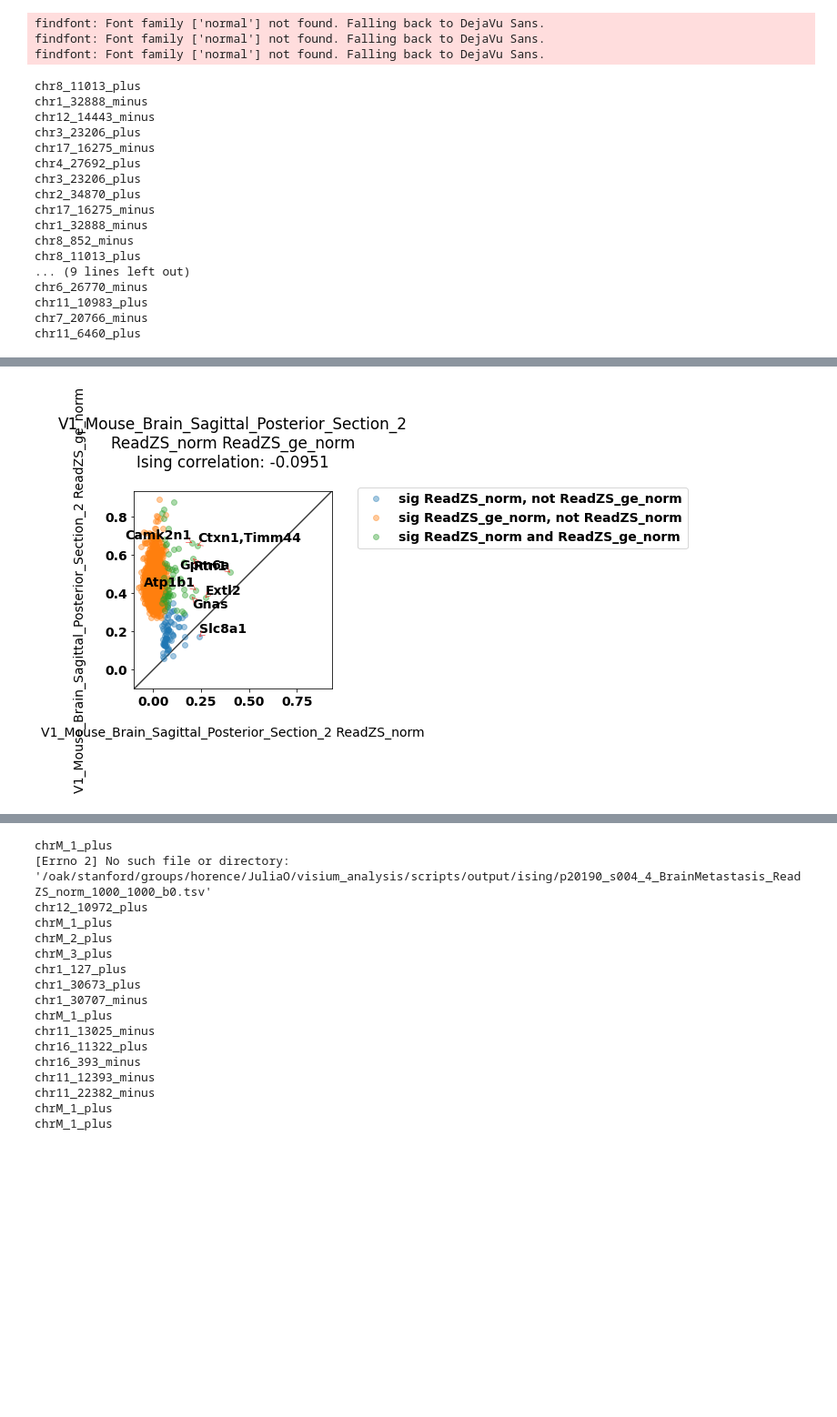
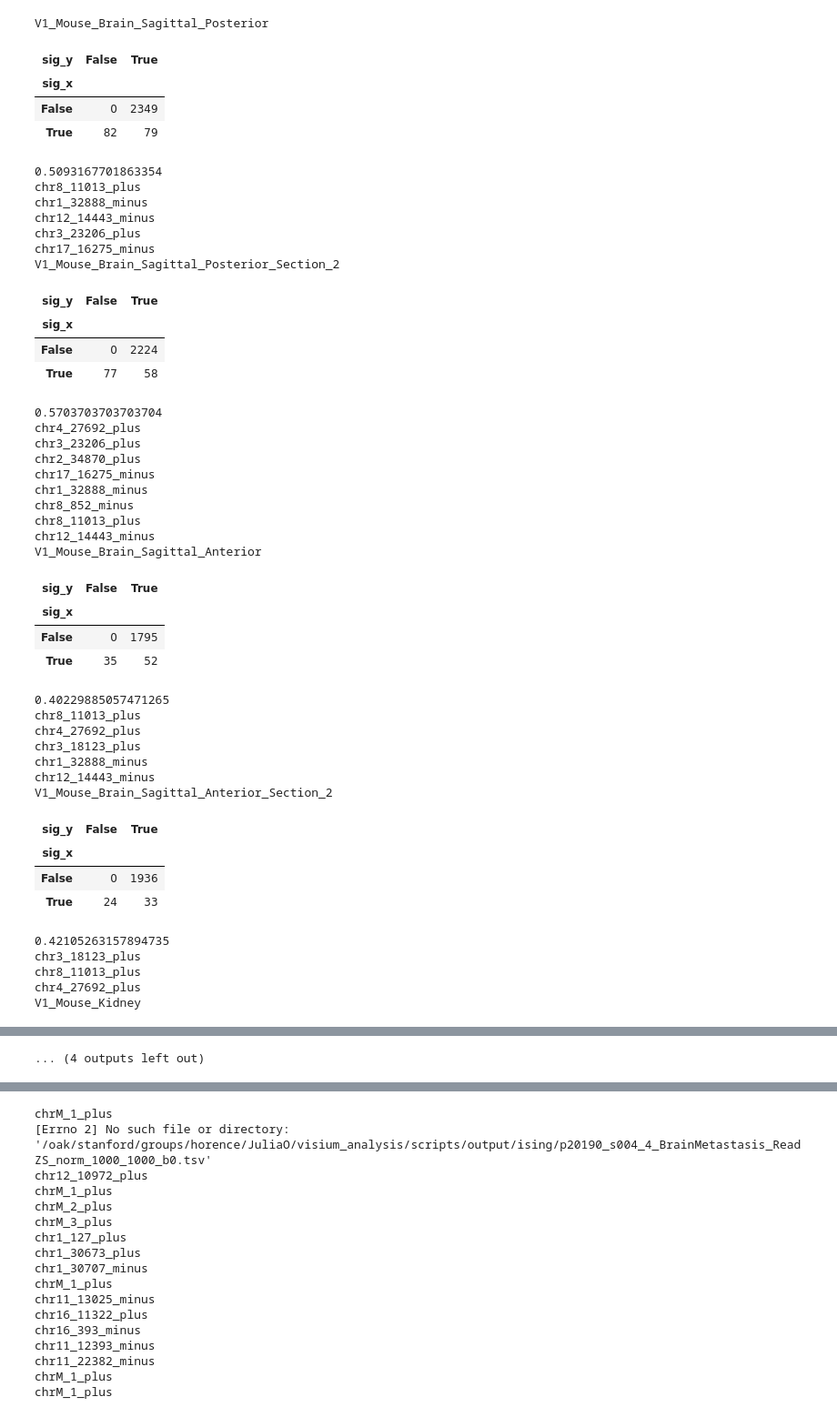
Before and after one commit to juliaolivieri/visium_analysis, a Jupyter notebook: notebooks/analyze_ising.ipynb, the cells around one changed output, grey strips where cells are left out. Shown at 91% size. Saved outputs shown, nothing was run; the diff lists cells and outputs as text; code cells hidden in the pictures; blank space fills up the shorter version.

```diff
--- a/notebooks/analyze_ising.ipynb
+++ b/notebooks/analyze_ising.ipynb
@@ -193,8 +194,10 @@ for dataname in datanames:
     ax.plot(merged[merged["sig_x"] & ~(merged["sig_y"])]["{}_x".format(plot_col)],merged[merged["sig_x"] & ~(merged["sig_y"])]["{}_y".format(plot_col)],marker="o",linestyle="",alpha = 0.4, label="sig {}, not {}".format(score1,score2))
     ax.plot(merged[~(merged["sig_x"]) & (merged["sig_y"])]["{}_x".format(plot_col)],merged[~(merged["sig_x"]) & merged["sig_y"]]["{}_y".format(plot_col)],marker="o",linestyle="",alpha = 0.4, label="sig {}, not {}".format(score2,score1))
     ax.plot(merged[merged["sig_x"] & merged["sig_y"]]["{}_x".format(plot_col)],merged[merged["sig_x"] & merged["sig_y"]]["{}_y".format(plot_col)],marker="o",linestyle="",alpha = 0.4, label="sig {} and {}".format(score1,score2))
-
-
+    print(dataname1)
+    cross = pd.crosstab(index=merged["sig_x"], columns=merged["sig_y"])
+    display(cross)
+    print(float(cross[cross.index == True][False]/cross[cross.index == True].sum().sum()))
     ax.set_xlabel("\n{} {}".format(dataname1,score1))
     ax.set_ylabel("{} {}\n".format(dataname2,score2))
 
@@ -205,50 +208,76 @@ for dataname in datanames:
 
     sig = []
     texts = []
     ax.set_title("{}\n{} {}\nIsing correlation: {:.3}\n".format(dataname1,score1,score2,spearmanr(merged["score_cont_x"],merged["score_cont_y"]).correlation))
     for index, row in merged.iterrows():
 #       if (row["score_cont_x"] > row["score_cont_y"]) & (abs(row["score_cont_x"] > text_thresh1)):
       if (row["score_cont_x"] > text_thresh2):
 #       if (abs(row["score_cont_x"]) > text_thresh1) | (abs(row["score_cont_y"]) > text_thresh2) :
         print(row[srow["genecol"]])
         interesting_wind.add(row[srow["genecol"]])
         texts.append(ax.text(row["score_cont_x"],row["score_cont_y"],name_dict[row[srow["genecol"]]],fontsize=14))
   #       print(row[srow["genecol"]])
         sig.append(row[srow["genecol"]])
 #     adjust_text(texts, only_move={'points':'y', 'texts':'y'}, arrowprops=dict(arrowstyle="->", color='r', lw=0.5))
     adjust_text(texts,arrowprops=dict(arrowstyle="->", color='r', lw=0.5))
     lims = [
         np.min([ax.get_xlim(), ax.get_ylim()]),  # min of both axes
         np.max([ax.get_xlim(), ax.get_ylim()]),  # max of both axes
     ]
     # now plot both limits against eachother
     ax.plot(lims, lims, 'k-', alpha=0.75, zorder=0)
     ax.set_aspect('equal')
     ax.set_xlim(lims)
     ax.set_ylim(lims)
     plt.legend(bbox_to_anchor=(1.1, 1.05))
     fig.savefig("{}{}_{}_{}_{}.png".format(outpath,dataname1,dataname2,score1,score2),bbox_inches="tight", dpi=300)
     fig.show()
   except Exception as e:
     print(e)
 # %% [output]
-findfont: Font family ['normal'] not found. Falling back to DejaVu Sans.
-findfont: Font family ['normal'] not found. Falling back to DejaVu Sans.
-findfont: Font family ['normal'] not found. Falling back to DejaVu Sans.
+V1_Mouse_Brain_Sagittal_Posterior
+| sig_y | False | True |
+| sig_x |  |  |
+| False | 0 | 2349 |
+| True | 82 | 79 |
+0.5093167701863354
 chr8_11013_plus
 chr1_32888_minus
 chr12_14443_minus
 chr3_23206_plus
 chr17_16275_minus
-chr4_27692_plus
-chr3_23206_plus
-chr2_34870_plus
-chr17_16275_minus
-chr1_32888_minus
-chr8_852_minus
-chr8_11013_plus
-... (9 lines left out)
-chr6_26770_minus
-chr11_10983_plus
-chr7_20766_minus
-chr11_6460_plus
+V1_Mouse_Brain_Sagittal_Posterior_Section_2
+| sig_y | False | True |
+| sig_x |  |  |
+| False | 0 | 2224 |
+| True | 77 | 58 |
+0.5703703703703704
+chr4_27692_plus
+chr3_23206_plus
+chr2_34870_plus
+chr17_16275_minus
+chr1_32888_minus
+chr8_852_minus
+chr8_11013_plus
+chr12_14443_minus
+V1_Mouse_Brain_Sagittal_Anterior
+| sig_y | False | True |
+| sig_x |  |  |
+| False | 0 | 1795 |
+| True | 35 | 52 |
+0.40229885057471265
+chr8_11013_plus
+chr4_27692_plus
+chr3_18123_plus
+chr1_32888_minus
+chr12_14443_minus
+V1_Mouse_Brain_Sagittal_Anterior_Section_2
+| sig_y | False | True |
+| sig_x |  |  |
+| False | 0 | 1936 |
+| True | 24 | 33 |
+0.42105263157894735
+chr3_18123_plus
+chr8_11013_plus
+chr4_27692_plus
+V1_Mouse_Kidney
@@ -255,2 +293 @@ chr11_6460_plus
 [figure]
-[figure, removed]
@@ -259,0 +294 @@ chr11_6460_plus
+... (4 outputs left out)
```
Also changed, not shown: parts of 7 cells of this notebook, 6 other files.
